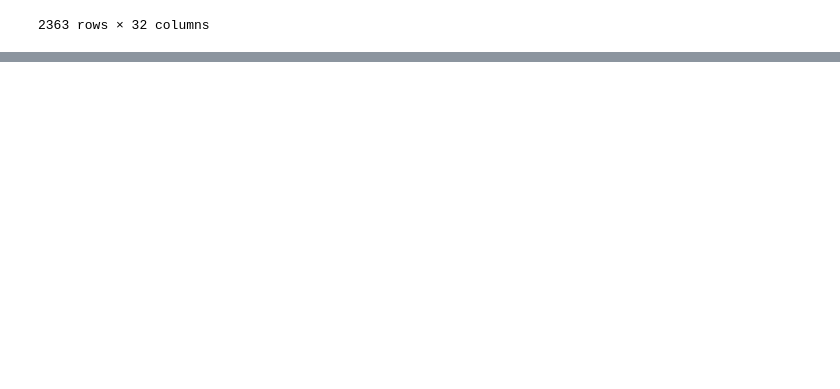
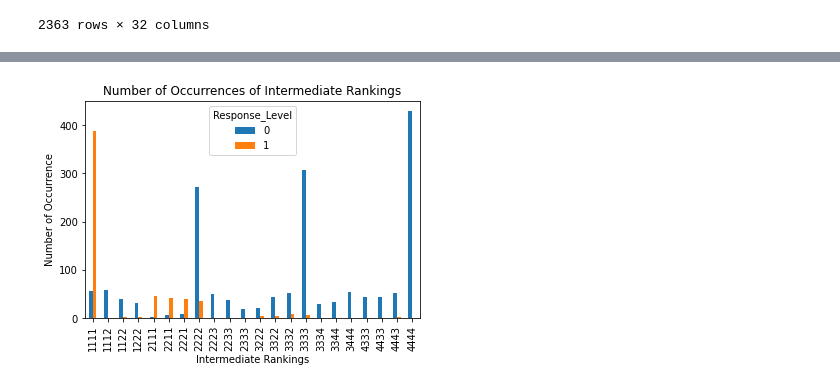
Before and after one commit to v-razon/Speed-Skating, a Jupyter notebook: Python code.ipynb, the cells around one changed output, grey strips where cells are left out. Drawn from its saved outputs; the diff is of its cells as text; code cells hidden in the pictures; blank space fills up the shorter version.

```diff
--- a/Python code.ipynb
+++ b/Python code.ipynb
@@ -284,0 +231,81 @@ Name: Categorical_code, dtype: int64
+# %%
+# 2nd ATTEMPT TO MAKE A LOGISTIC REGRESSION WITH THE DATA:
+# For the intermediate ranking combinations, values that occur < 20 times in the data set will be removed
+df_ver2 = df
+
+# PREPARING THE VARIABLES FOR THE LOGISTIC REGRESSION:
+# The predictor and response variables are defined in the same way as the previous attempt
+
+# CATEGORICAL PREDICTOR VARIABLE
+# Combinations of intermediate rankings (value format: <rank in lap 1><rank in lap 2><rank in lap 3><rank in lap 4>)
+interRanksLabel = [None]*df_ver2['City'].count()
+for index, row in df_ver2.iterrows():
+    interRanksLabel[index] = str(int(row["rank_lap1"])) + str(int(row["rank_lap2"])) + str(int(row["rank_lap3"])) + str(int(row["rank_lap4"]))
+df_ver2['interRanksLabel'] = interRanksLabel
+
+# We end up with 89 different values for the categorical variable. To avoid overfitting the model, we remove values
+# with occurences < 20
+value_counts = df_ver2['interRanksLabel'].value_counts()
+to_remove = value_counts[value_counts < 20].index
+df_ver2 = df_ver2[~df_ver2.interRanksLabel.isin(to_remove)]
+df_ver2 = df_ver2.reset_index(drop=True)
+
+# Encoding the categorical values:
+# We will use label encoding to encode the categorical values for logistic regression
+df_ver2["interRanksLabel"] = df_ver2["interRanksLabel"].astype('category')
+df_ver2["Categorical_code"] = df_ver2["interRanksLabel"].cat.codes
+
+
+# RESPONSE VARIABLE
+# The rankings for the last lap:
+    # 0 if the skater did not finish the race in 1st place
+    # 1 if the skater finished the race in 1st place
+interRespLabel = [None]*df_ver2['City'].count()
+for index, row in df_ver2.iterrows():
+    if (row["rank_lap5"] != 1):
+        interRespLabel[index] = 0
+    else:
+        interRespLabel[index] = 1
+df_ver2["Response_Level"] = interRespLabel
+
+# Looking at the classifications of the different intermediate rankings
+%matplotlib inline
+pd.crosstab(df_ver2['interRanksLabel'],df_ver2['Response_Level']).plot(kind='bar')
+plt.xlabel('Intermediate Rankings')
+plt.ylabel('Number of Occurrence')
+plt.title('Number of Occurrences of Intermediate Rankings')
+plt.show()
+
+# APPLYING THE LOGISTIC REGRESSION MODEL
+
+cols = ['Categorical_code', 'rank_lap1', 'rank_lap2', 'rank_lap3', 'rank_lap4']
+X2=df_ver2[cols]
+y2=df_ver2.Response_Level
+logit_model2=sm.Logit(y2,X2)
+result2=logit_model2.fit()
+
+# Evaluating the p-values
+print(result2.summary2())
+
+# Training the model
+X_train2,X_test2,y_train2,y_test2=train_test_split(X2,y2,test_size=0.25,random_state=0)
+logreg = LogisticRegression()
+logreg.fit(X_train2, y_train2)
+
+y_pred2 = logreg.predict(X_test2)
+print('Accuracy of logistic regression classifier on test set: {:.2f}'.format(logreg.score(X_test2, y_test2)))
+# Displays the probabilities of each intermediate ranking combinations
+i=0;
+df_probs2 = pd.DataFrame(X_test2.drop_duplicates())
+predicted_probs2 = logreg.predict_proba(X_test2.drop_duplicates())
+loss_prob2 = [None]*len(predicted_probs2)
+win_prob2 = [None]*len(predicted_probs2)
+while (i < len(loss_prob2)):
+    loss_prob2[i]= predicted_probs2[i][0]
+    win_prob2[i]= predicted_probs2[i][1]
+    i=i+1
+df_probs2['Probabilty of loss'] = loss_prob2
+df_probs2['Probabilty of win'] = win_prob2
+df_probs2.sort_values(by=['Probabilty of loss'])
+# %% [output]
+[figure, added]
```
Also changed, not shown: parts of 15 cells of this notebook.
